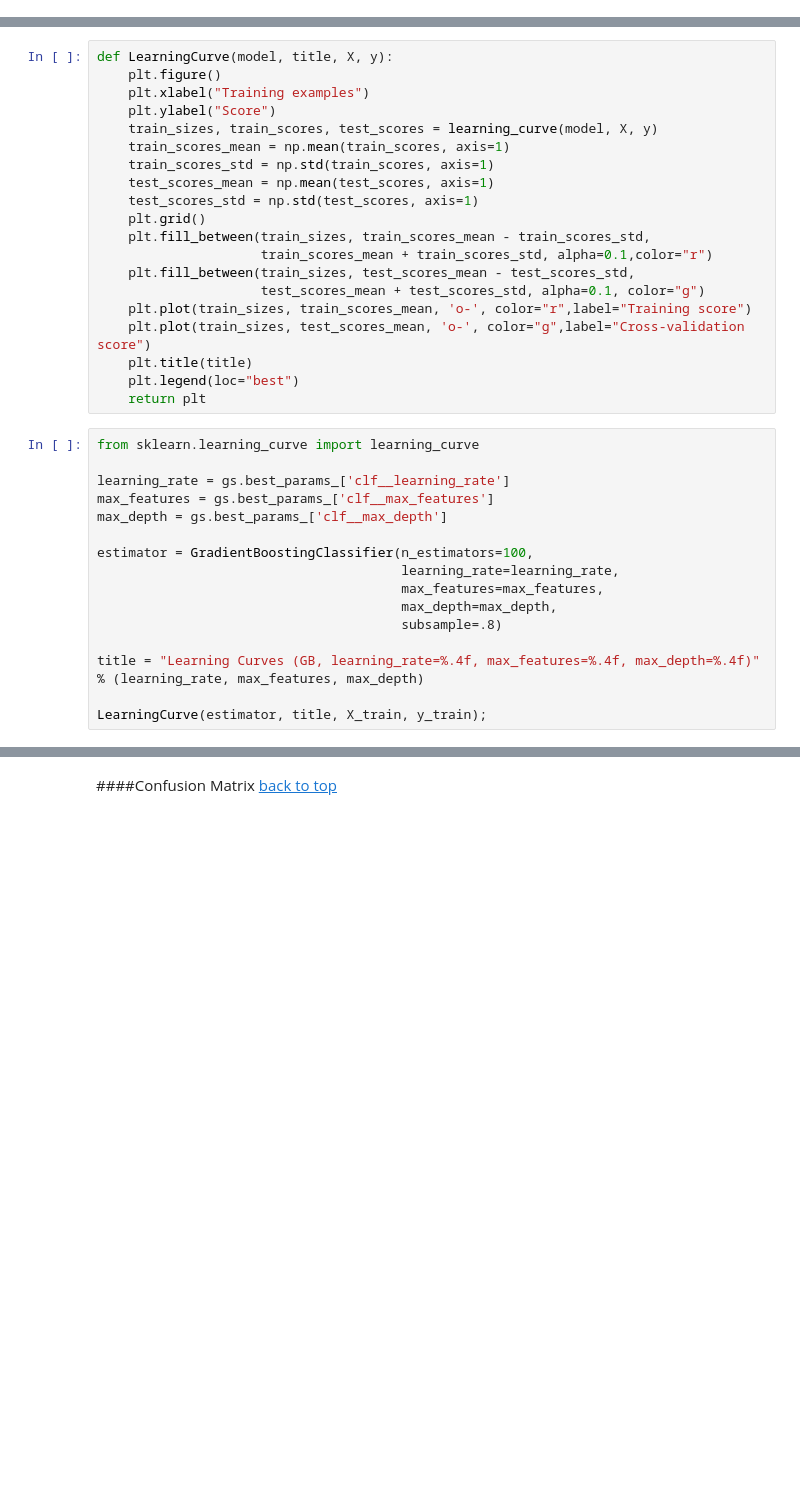
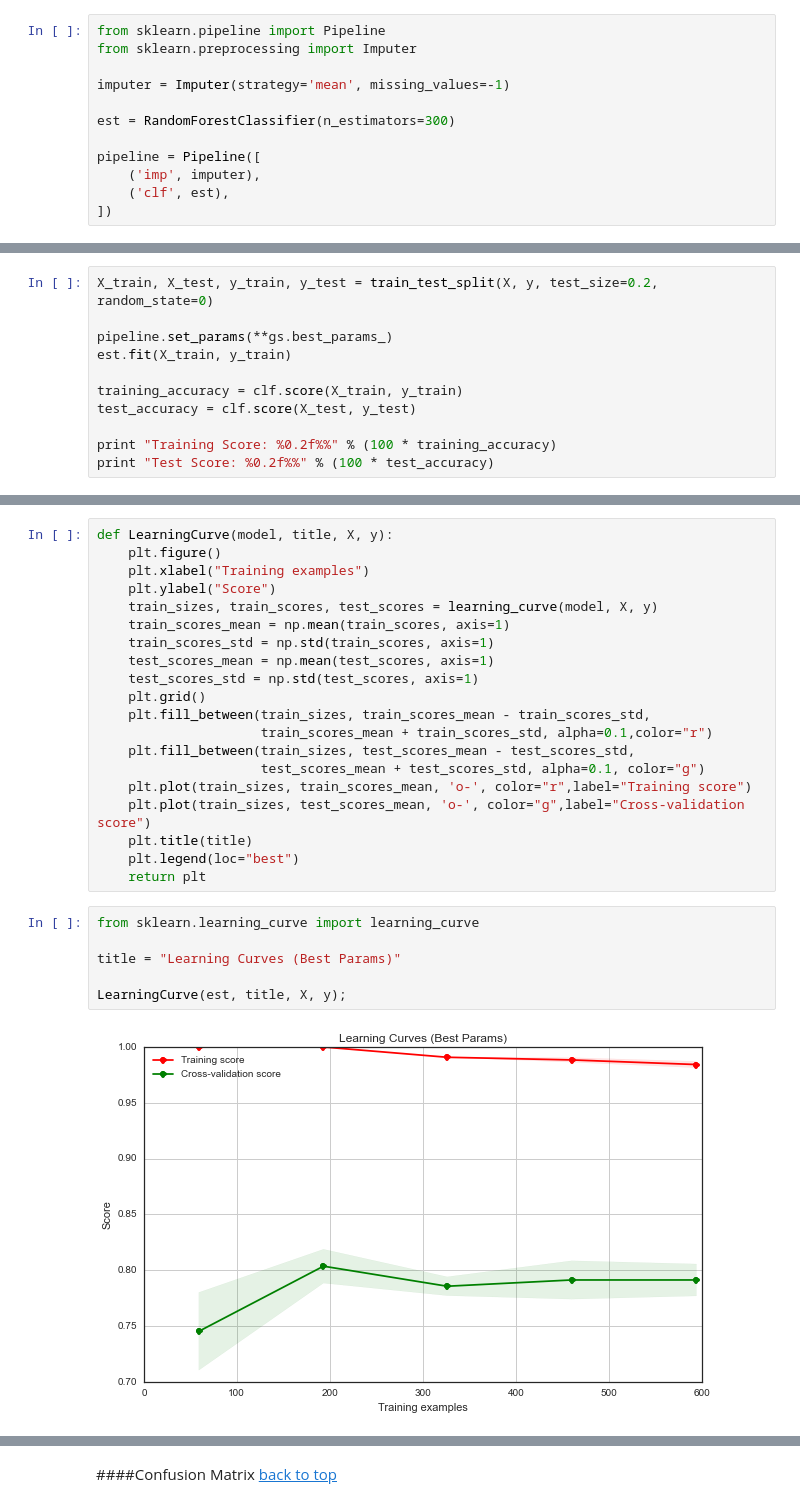
Before and after one commit to jthang/DataScienceLab, a Jupyter notebook: machine_learning/random_forest.ipynb, the cells around one changed output, grey strips where cells are left out. Saved outputs shown, nothing was run; the diff lists cells and outputs as text; blank space fills up the shorter version.

```diff
--- a/machine_learning/random_forest.ipynb
+++ b/machine_learning/random_forest.ipynb
@@ -320,3 +313,15 @@ _ = plt.title("Cross Validated test scores distribution")
+# %%
+from sklearn.pipeline import Pipeline
+from sklearn.preprocessing import Imputer
+
+imputer = Imputer(strategy='mean', missing_values=-1)
+
+est = RandomForestClassifier(n_estimators=300)
+
+pipeline = Pipeline([
+    ('imp', imputer),
+    ('clf', est),
+])
 # %%
 %%time
 
@@ -333,0 +372,11 @@ print "GS Best Params:", gs.best_params_
+# %%
+X_train, X_test, y_train, y_test = train_test_split(X, y, test_size=0.2, random_state=0)
+
+pipeline.set_params(**gs.best_params_)
+est.fit(X_train, y_train)
+
+training_accuracy = clf.score(X_train, y_train)
+test_accuracy = clf.score(X_test, y_test)
+
+print "Training Score: %0.2f%%" % (100 * training_accuracy)
+print "Test Score: %0.2f%%" % (100 * test_accuracy)
@@ -361,19 +413,11 @@ def LearningCurve(model, title, X, y):
     plt.title(title)
     plt.legend(loc="best")
     return plt
-# %%
-from sklearn.learning_curve import learning_curve
-
-learning_rate = gs.best_params_['clf__learning_rate']
-max_features = gs.best_params_['clf__max_features']
-max_depth = gs.best_params_['clf__max_depth']
-
-estimator = GradientBoostingClassifier(n_estimators=100,
-                                       learning_rate=learning_rate,
-                                       max_features=max_features,
-                                       max_depth=max_depth,
-                                       subsample=.8)
-
-title = "Learning Curves (GB, learning_rate=%.4f, max_features=%.4f, max_depth=%.4f)" % (learning_rate, max_features, max_depth)
-
-LearningCurve(estimator, title, X_train, y_train);
+# %%
+from sklearn.learning_curve import learning_curve
+
+title = "Learning Curves (Best Params)"
+
+LearningCurve(est, title, X, y);
+# %% [output]
+[figure, added]
```
Also changed, not shown: parts of 38 cells of this notebook.
